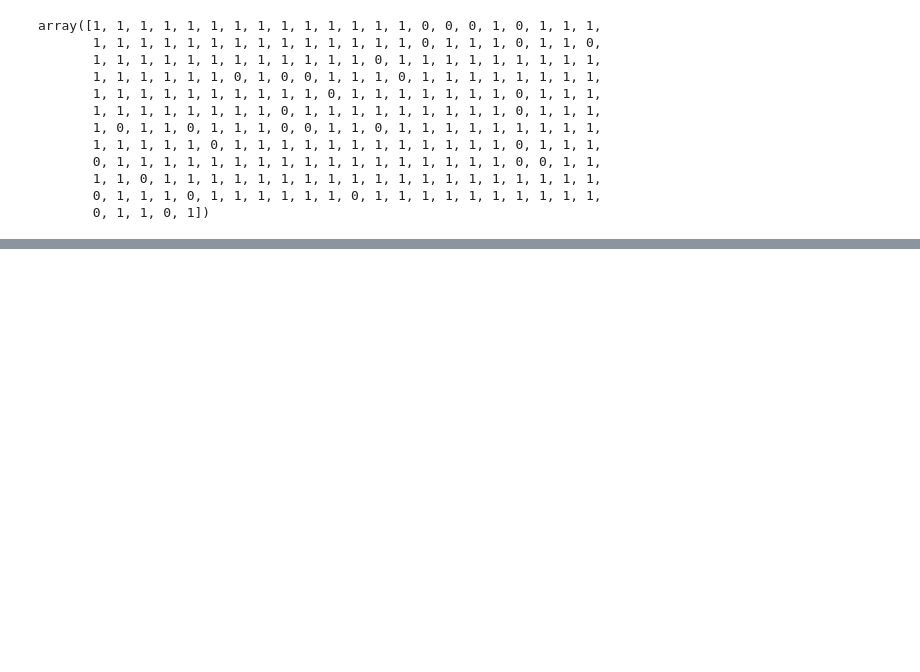
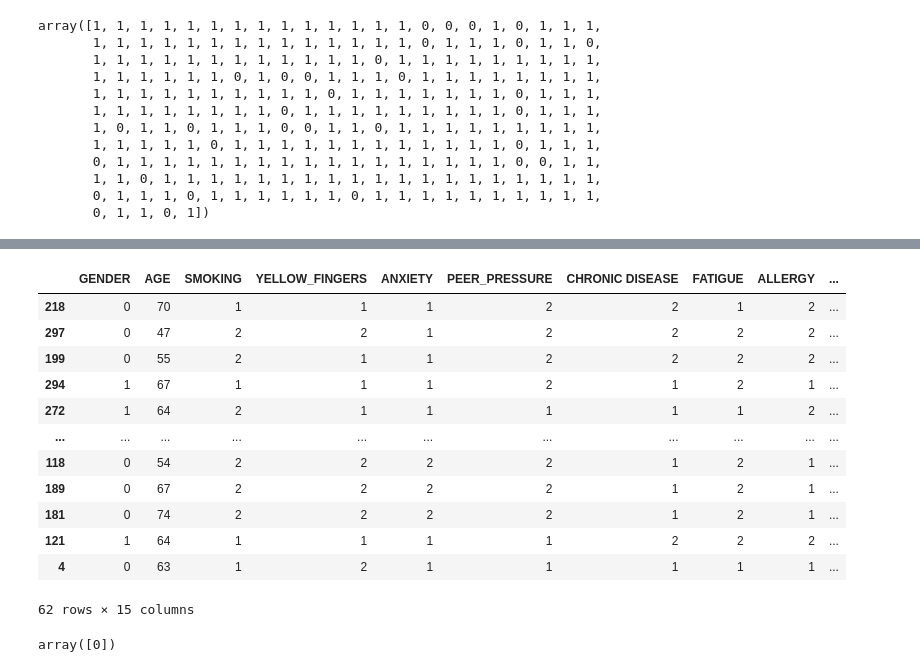
Before and after one commit to jamesrauniyar/jamesrauniyar, a Jupyter notebook: lung-cancer-detection-with-high-accuracy.ipynb, the cells around one changed output, grey strips where cells are left out. Cells and saved outputs as stored; diff of their text form; code cells hidden in the pictures; blank space fills up the shorter version.

```diff
--- a/lung-cancer-detection-with-high-accuracy.ipynb
+++ b/lung-cancer-detection-with-high-accuracy.ipynb
@@ -334,0 +335,20 @@ model.score(X_test,y_test)
+# %%
+X_test
+# %% [output]
+|  | GENDER | AGE | SMOKING | YELLOW_FINGERS | ANXIETY | PEER_PRESSURE | CHRONIC DISEASE | FATIGUE | ALLERGY | ... |
+| 218 | 0 | 70 | 1 | 1 | 1 | 2 | 2 | 1 | 2 | ... |
+| 297 | 0 | 47 | 2 | 2 | 1 | 2 | 2 | 2 | 2 | ... |
+| 199 | 0 | 55 | 2 | 1 | 1 | 2 | 2 | 2 | 2 | ... |
+| 294 | 1 | 67 | 1 | 1 | 1 | 2 | 1 | 2 | 1 | ... |
+| 272 | 1 | 64 | 2 | 1 | 1 | 1 | 1 | 1 | 2 | ... |
+| ... | ... | ... | ... | ... | ... | ... | ... | ... | ... | ... |
+| 118 | 0 | 54 | 2 | 2 | 2 | 2 | 1 | 2 | 1 | ... |
+| 189 | 0 | 67 | 2 | 2 | 2 | 2 | 1 | 2 | 1 | ... |
+| 181 | 0 | 74 | 2 | 2 | 2 | 2 | 1 | 2 | 1 | ... |
+| 121 | 1 | 64 | 1 | 1 | 1 | 1 | 2 | 2 | 2 | ... |
+| 4 | 0 | 63 | 1 | 2 | 1 | 1 | 1 | 1 | 1 | ... |
+62 rows × 15 columns
+# %%
+model.predict([[0,20,1,1,1,1,1,1,1,1,1,1,1,1,1]])
+# %% [output]
+array([0])
```
Also changed, not shown: parts of 4 cells of this notebook.
